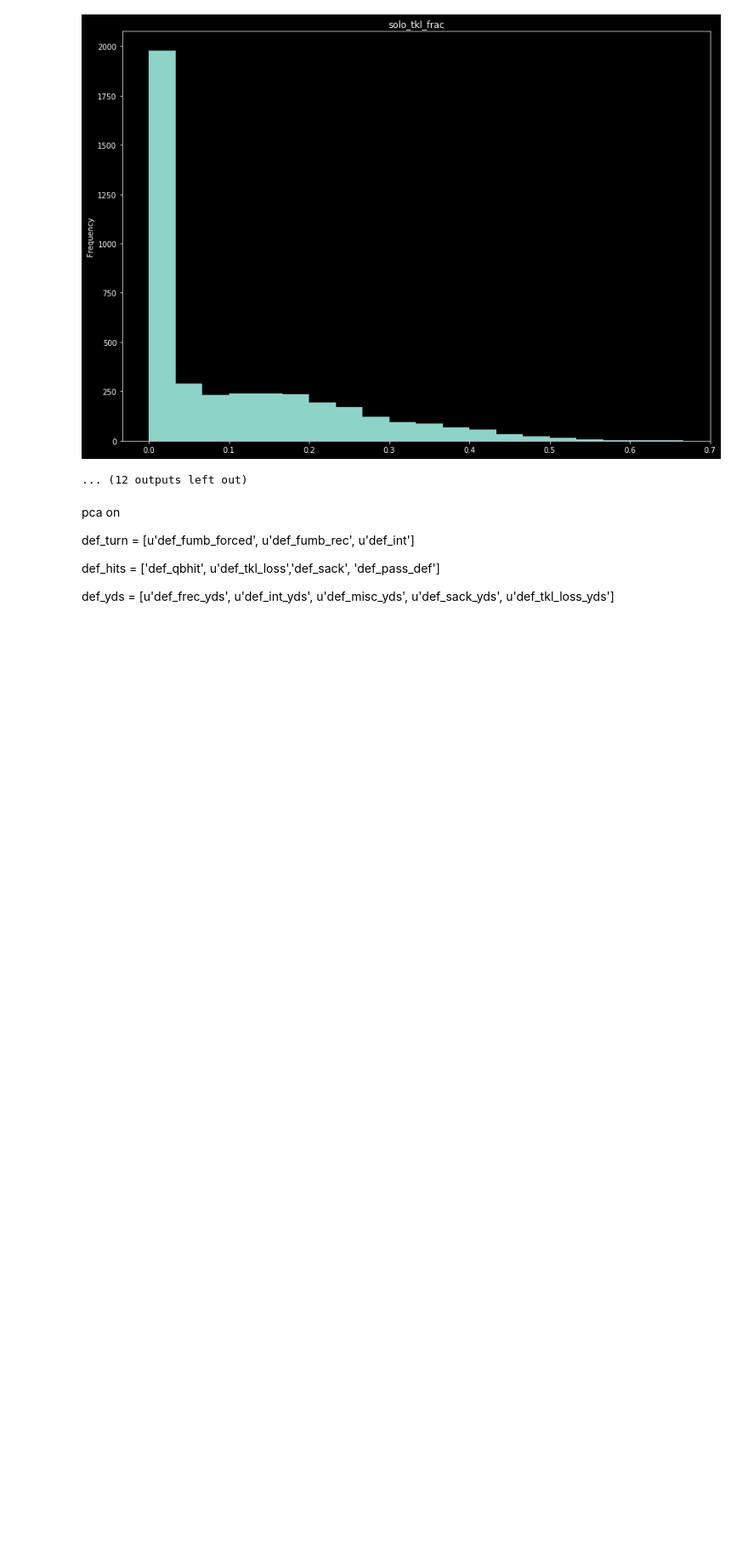
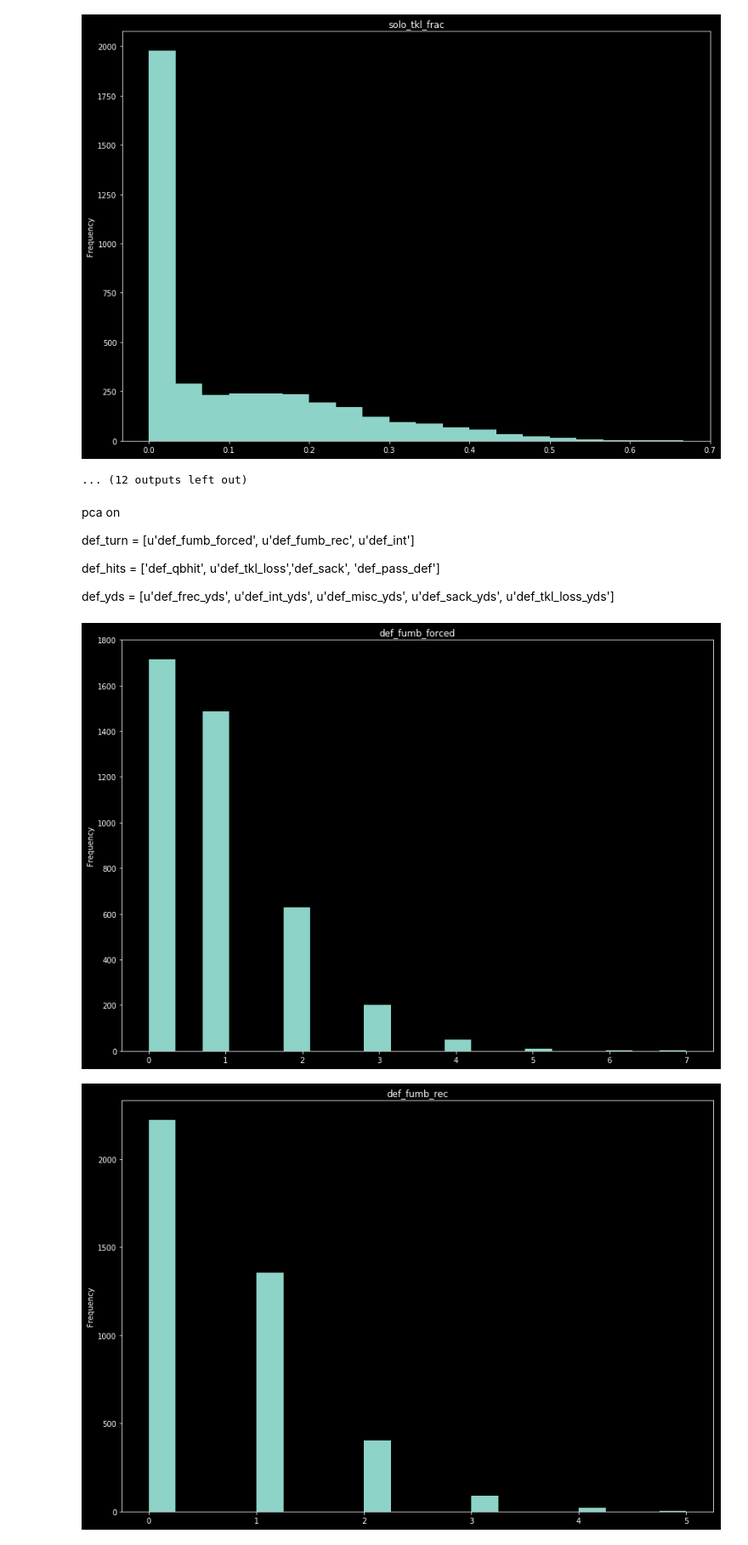
Before and after one commit to markertsean/Fantasy_Football, a Jupyter notebook: exploration/Team.ipynb, the cells around one changed output. Shown at 85% size. Saved outputs shown, nothing was run; the diff lists cells and outputs as text; code cells hidden in the pictures; blank space fills up the shorter version.

```diff
--- a/exploration/Team.ipynb
+++ b/exploration/Team.ipynb
@@ -475,6 +476,8 @@ edited_df['pass_cmp_frac'  ] = all_team_data['pass_cmp'] /   all_team_data['pass
 edited_df['pass_sack_frac' ] = all_team_data['pass_sack']/   all_team_data['pass_att']
 edited_df['rush_yds_avg'   ] = all_team_data['rush_yds'] /   all_team_data['rush_att']
 edited_df['pass_yds_avg'   ] = all_team_data['pass_yds'] /   all_team_data['pass_att']
+edited_df['rush_yds'       ] = all_team_data['rush_yds']
+edited_df['pass_yds'       ] = all_team_data['pass_yds']
 
 
 # Get info onto offense effectiveness
@@ -524,3 +527,6 @@ edited_df[def_hits] = all_team_data[def_hits].copy()
 # Yards the defense makes
 def_yds = [u'def_frec_yds', u'def_int_yds', u'def_misc_yds', u'def_sack_yds', u'def_tkl_loss_yds']#,'def_tkl_loss_yds_avg']
 edited_df[def_yds] = all_team_data[def_yds].copy()
+
+# No fg made, just go with median
+edited_df['fg_yds_avg'].fillna( edited_df['fg_yds_avg'].median() , inplace=True )
@@ -571,0 +576,10 @@ def_yds = [u'def_frec_yds', u'def_int_yds', u'def_misc_yds', u'def_sack_yds', u'
+# %%
+# All are on the same rough scale, lets see PCA overlap
+new_frame = edited_df[def_turn]
+
+for col in new_frame:
+    new_frame[col].plot.hist( bins=20, title=col )
+    plt.show()
+# %% [output]
+[figure, added]
+[figure, added]
```
Also changed, not shown: parts of 28 cells of this notebook.
